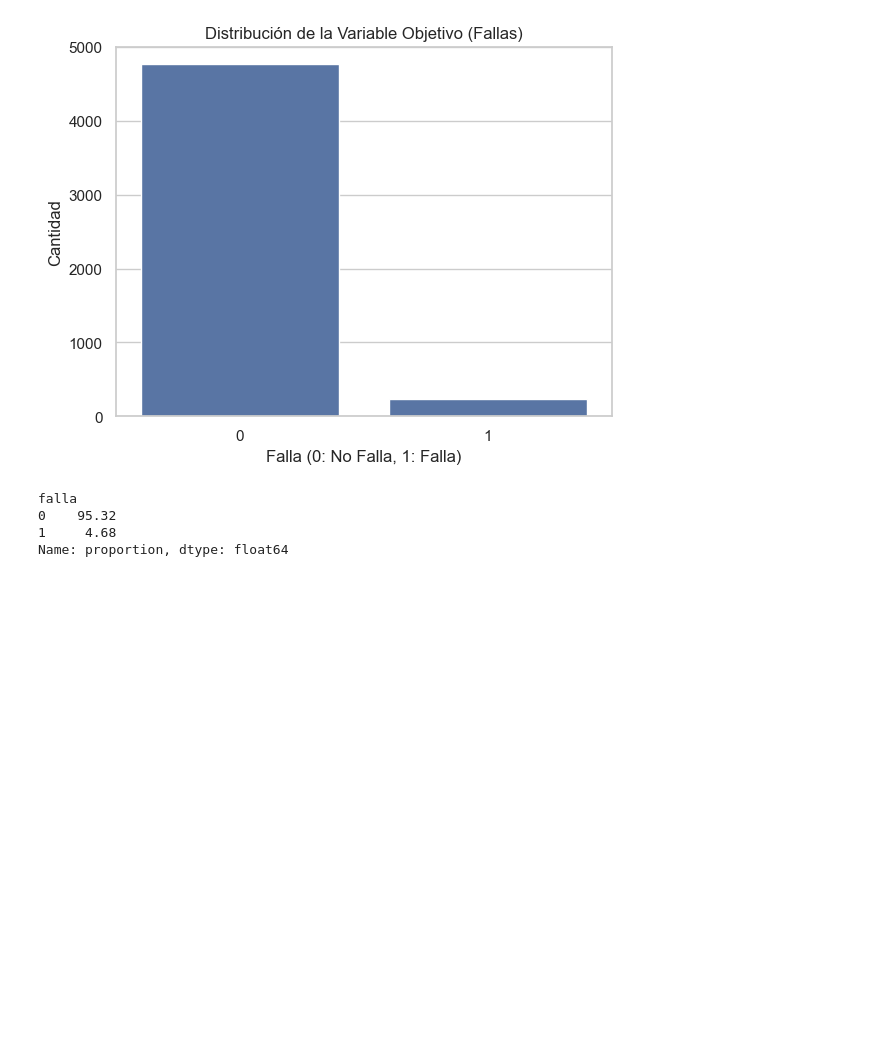
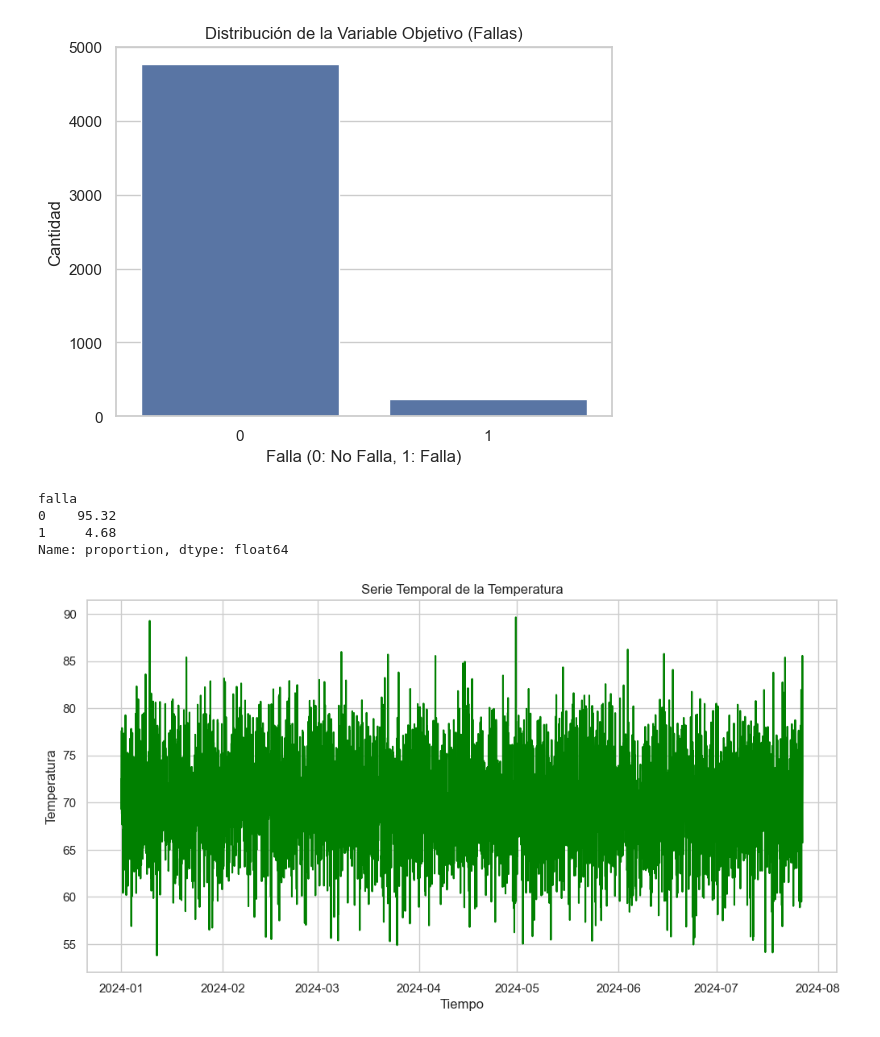
Before and after one commit to GzoC/real_time_predictive_monitoring, a Jupyter notebook: notebooks/01_exploratory_data_analysis.ipynb, the cells around one changed output. Saved outputs shown, nothing was run; the diff lists cells and outputs as text; code cells hidden in the pictures; blank space fills up the shorter version.

Commit message:
N1: Celda 9: Análisis Temporal (Opcional si tus datos tienen timestamps)

```diff
--- a/notebooks/01_exploratory_data_analysis.ipynb
+++ b/notebooks/01_exploratory_data_analysis.ipynb
@@ -110,3 +110,17 @@ falla
 0    95.32
 1     4.68
 Name: proportion, dtype: float64
+# %%
+# Conversión de timestamp al formato datetime
+df['timestamp'] = pd.to_datetime(df['timestamp'])
+
+# Serie de tiempo para la variable "temperatura"
+plt.figure(figsize=(12,6))
+plt.plot(df['timestamp'], df['temperatura'], color='green')
+plt.title('Serie Temporal de la Temperatura')
+plt.xlabel('Tiempo')
+plt.ylabel('Temperatura')
+plt.grid(True)
+plt.show()
+# %% [output]
+[figure, added]
```
